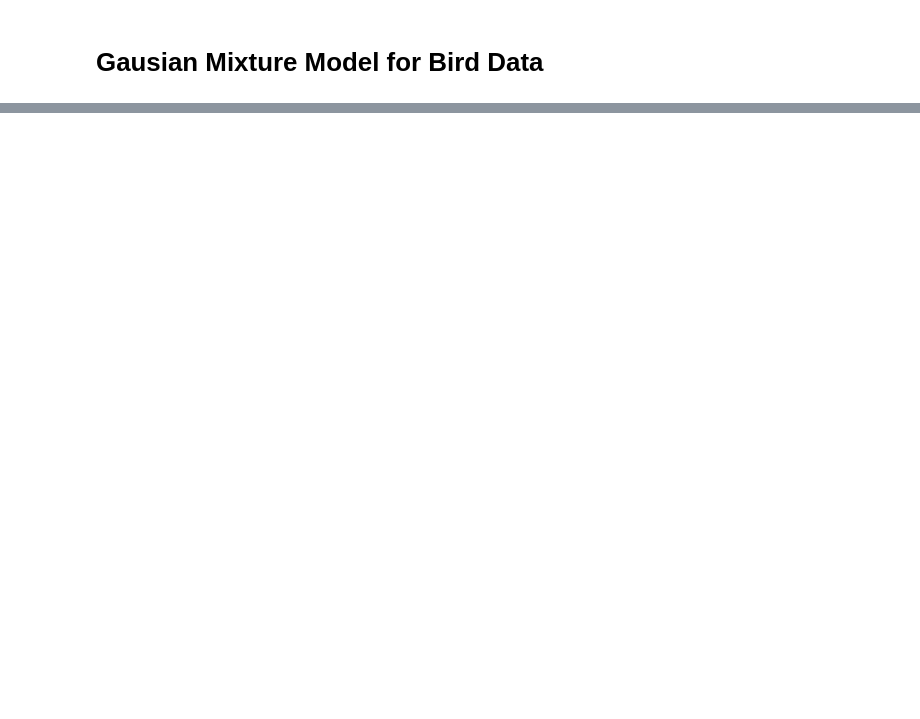
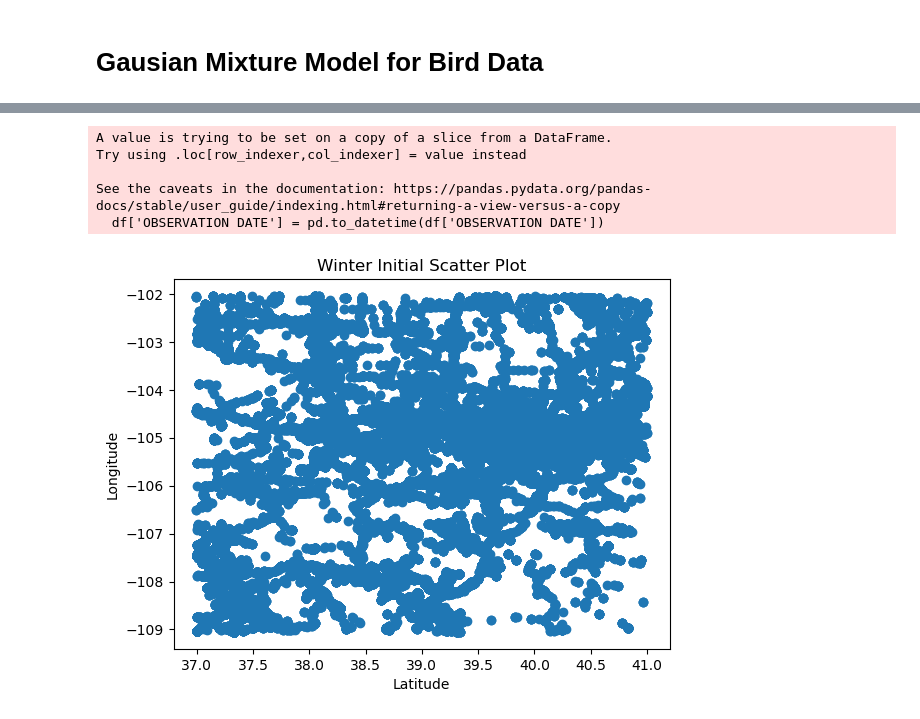
Before and after one commit to harley616/eBird-Data-Science, a Jupyter notebook: gmm.ipynb, the cells around one changed output, grey strips where cells are left out. Drawn from its saved outputs; the diff is of its cells as text; code cells hidden in the pictures; blank space fills up the shorter version.

```diff
--- a/gmm.ipynb
+++ b/gmm.ipynb
@@ -13,6 +13,8 @@ import statsmodels.api as sm
 
 data = pd.read_csv('bird_data.csv')
 
-data.head(5)
+print("DataFrame:")
+print(data.head(5))
 
-df = data[['COMMON NAME', 'LATITUDE', 'LONGITUDE']]
+# select only necessary columns
+df = data[['COMMON NAME', 'LATITUDE', 'LONGITUDE', 'OBSERVATION DATE']]
@@ -19,6 +36,46 @@ df = data[['COMMON NAME', 'LATITUDE', 'LONGITUDE']]
+# %%
+# convert observation date column to datetime
+df['OBSERVATION DATE'] = pd.to_datetime(df['OBSERVATION DATE'])
+
+# define functions to filter data for each season
+def filter_winter(date): # december to february
+    return (date.month == 12) or (date.month == 1) or (date.month == 2)
+
+def filter_spring(date): # march to may
+    return (date.month == 3) or (date.month == 4) or (date.month == 5)
+
+def filter_summer(date): # june to august
+    return (date.month == 6) or (date.month == 7) or (date.month == 8)
+
+def filter_fall(date): # september to november
+    return (date.month == 9) or (date.month == 10) or (date.month == 11)
+
+# Apply filters to create new dataframes for each season
+winter_df = df[df['OBSERVATION DATE'].apply(filter_winter)]
+spring_df = df[df['OBSERVATION DATE'].apply(filter_spring)]
+summer_df = df[df['OBSERVATION DATE'].apply(filter_summer)]
+fall_df = df[df['OBSERVATION DATE'].apply(filter_fall)]
+
+# Print the dataframes for each season
+print("Winter DataFrame:")
+print(winter_df.head(5))
+print("\nSpring DataFrame:")
+print(spring_df.head(5))
+print("\nSummer DataFrame:")
+print(summer_df.head(5))
+print("\nFall DataFrame:")
+print(fall_df.head(5))
+# %% [output]
+A value is trying to be set on a copy of a slice from a DataFrame.
+Try using .loc[row_indexer,col_indexer] = value instead
+
+See the caveats in the documentation: https://pandas.pydata.org/pandas-docs/stable/user_guide/indexing.html#returning-a-view-versus-a-copy
+  df['OBSERVATION DATE'] = pd.to_datetime(df['OBSERVATION DATE'])
 # %%
-plt.scatter(df['LATITUDE'], df['LONGITUDE'])
-plt.title('Initial Scatter Plot')
+plt.scatter(winter_df['LATITUDE'], winter_df['LONGITUDE'])
+plt.title('Winter Initial Scatter Plot')
 plt.xlabel('Latitude')
 plt.ylabel('Longitude')
 plt.show()
+# %% [output]
+[figure, added]
```
Also changed, not shown: parts of 9 cells of this notebook.
